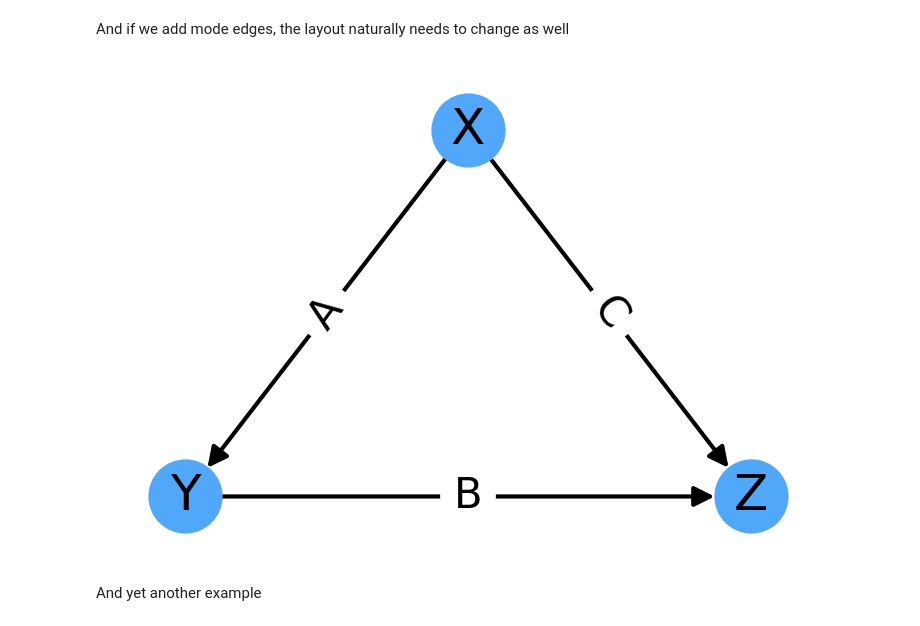
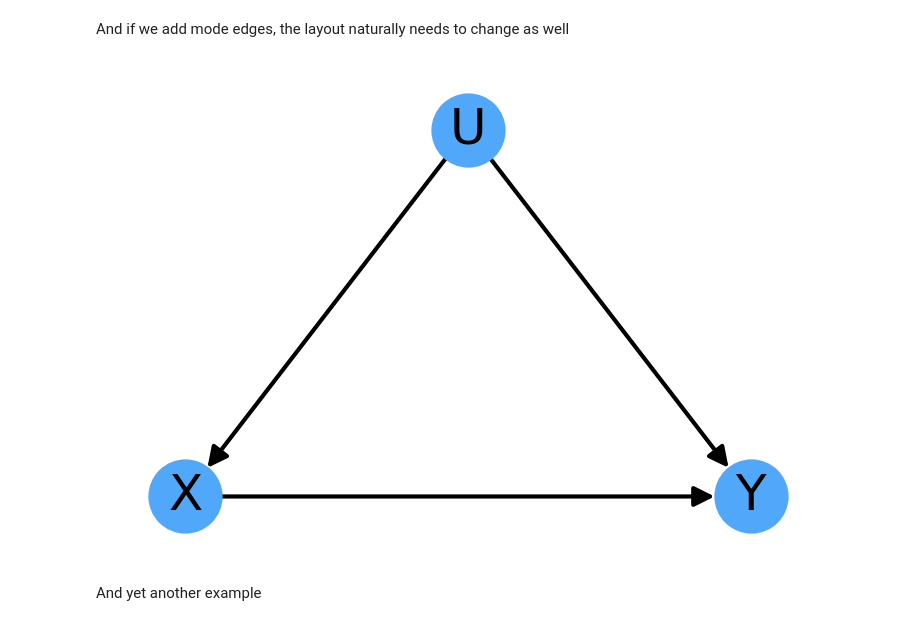
Before and after one commit to DataForScience/Causality, a Jupyter notebook: 1.4 - Graphs.ipynb, the cells around one changed output. Cells and saved outputs as stored; diff of their text form; code cells hidden in the pictures.

```diff
--- a/1.4 - Graphs.ipynb
+++ b/1.4 - Graphs.ipynb
@@ -117,20 +117,20 @@ And if we add mode edges, the layout naturally needs to change as well
 # %%
 G = nx.DiGraph()
 G.add_edges_from([
-    ('X', 'Y', {'label':'A'}),
-    ('X', 'Z', {'label':'C'}),
-    ('Y', 'Z', {'label':'B'})])
+    ('U', 'X', {'label':'A'}),
+    ('U', 'Y', {'label':'C'}),
+    ('X', 'Y', {'label':'B'})])
 # %%
-pos = {'X': (0, 1), 'Y': (-1, 0), 'Z': (1, 0)}
+pos = {'U': (0, 1), 'X': (-1, 0), 'Y': (1, 0)}
 labels = {(node_i, node_j) : label for node_i, node_j, label in G.edges(data='label', default='')}
 
 fig, ax = plt.subplots(1, figsize=(3,2.2))
 nx.draw(G, pos, ax=ax, node_color=colors[0])
 nx.draw_networkx_labels(G, pos, ax=ax)
-nx.draw_networkx_edge_labels(G, pos, labels, ax=ax)
+#nx.draw_networkx_edge_labels(G, pos, labels, ax=ax)
 fig.tight_layout()
 # %% [output]
-[figure, old version]
+[figure, new version]
 # %% [markdown]
 And yet another example
 # %%
```
Also changed, not shown: parts of 2 cells of this notebook, 8 other files.
